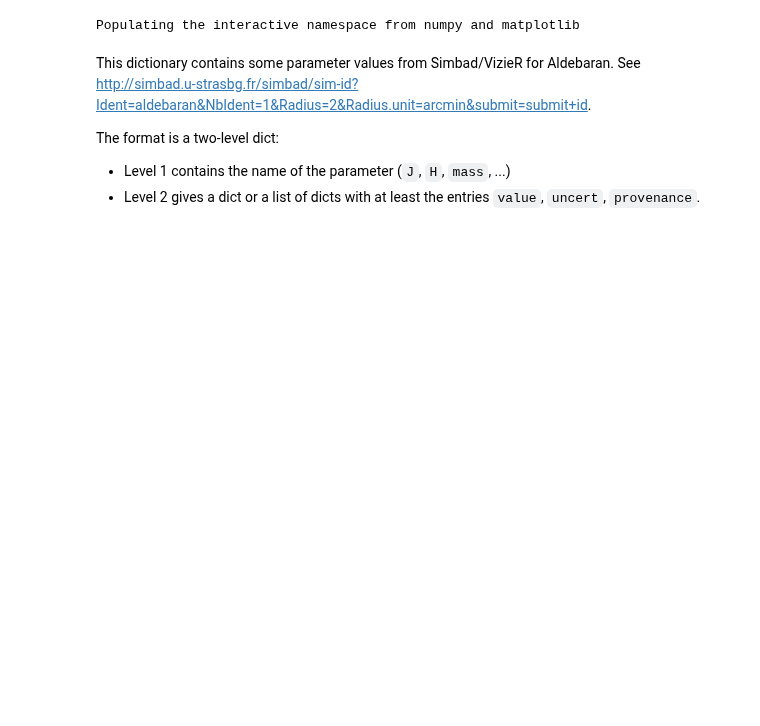
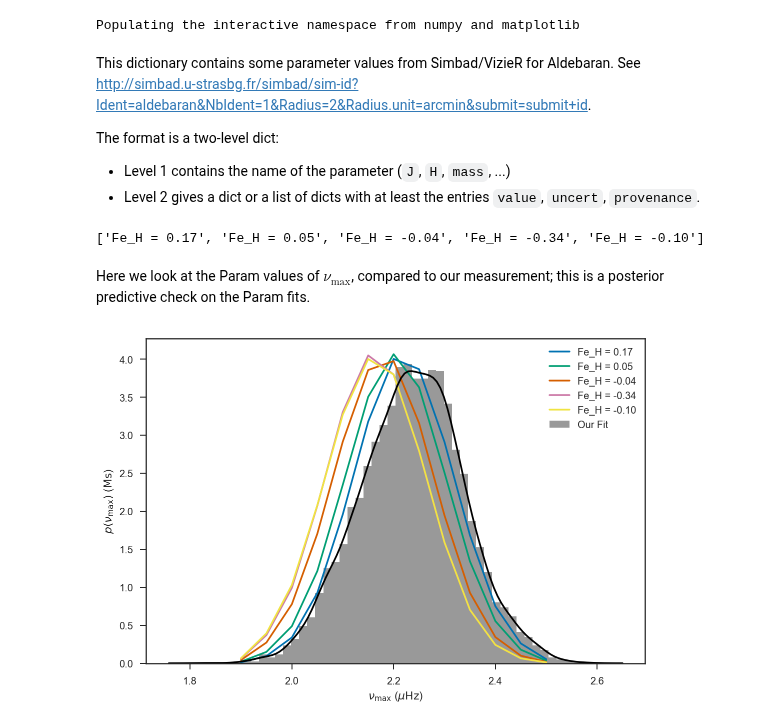
Before and after one commit to farr/Aldebaran, a Jupyter notebook: notebooks/Param Fits.ipynb, the cells around one changed output. Cells and saved outputs as stored; diff of their text form; code cells hidden in the pictures; blank space fills up the shorter version.

Commit message:
Updated plots of best param fits.

```diff
--- a/notebooks/Param Fits.ipynb
+++ b/notebooks/Param Fits.ipynb
@@ -6,3 +8,7 @@ Populating the interactive namespace from numpy and matplotlib
+# %%
+sns.set_context('notebook')
+sns.set_style('ticks')
+sns.set_palette('colorblind')
 # %% [markdown]
 This dictionary contains some parameter values from Simbad/VizieR for Aldebaran.  See http://simbad.u-strasbg.fr/simbad/sim-id?Ident=aldebaran&NbIdent=1&Radius=2&Radius.unit=arcmin&submit=submit+id.
 
@@ -52,3 +58,26 @@ params = {'J': {'value': -2.095,
                     'provenance': 'us',
                     'unit': 'muHz'}
          }
+# %%
+Fe_Hs = [p['value'][2] for p in params['Teff,logg,Fe_H']]
+names = ['Fe_H = {:.2f}'.format(f) for f in Fe_Hs]
+names
+# %% [output]
+['Fe_H = 0.17', 'Fe_H = 0.05', 'Fe_H = -0.04', 'Fe_H = -0.34', 'Fe_H = -0.10']
+# %% [markdown]
+Here we look at the Param values of $\nu_\mathrm{max}$, compared to our measurement; this is a posterior predictive check on the Param fits.
+# %%
+for i in range(1,6):
+    f='../PARAM_Results/RGB_prior_numax_teff_feh_lum/pdfs/PDFnumax/pdf_numax_Aldeb{:d}'.format(i)
+    post = genfromtxt(f, names=True)
+    pdf = post['PDF'] / trapz(post['PDF'], post['numax'])
+    plot(post['numax'], pdf, label=names[i-1])
+our_numax = genfromtxt('../fits/all/nu_max-5-4.dat')
+sns.distplot(our_numax, color='k', label='Our Fit')
+legend(loc='best')
+xlabel(r'$\nu_\mathrm{max}$ ($\mu \mathrm{Hz}$)')
+ylabel(r'$p\left( \nu_\mathrm{max} \right)$ ($\mathrm{Ms}$)')
+tight_layout()
+savefig('../plots/param_numax.pdf')
+# %% [output]
+[figure, added]
```
Also changed, not shown: parts of 5 cells of this notebook, 4 other files.
